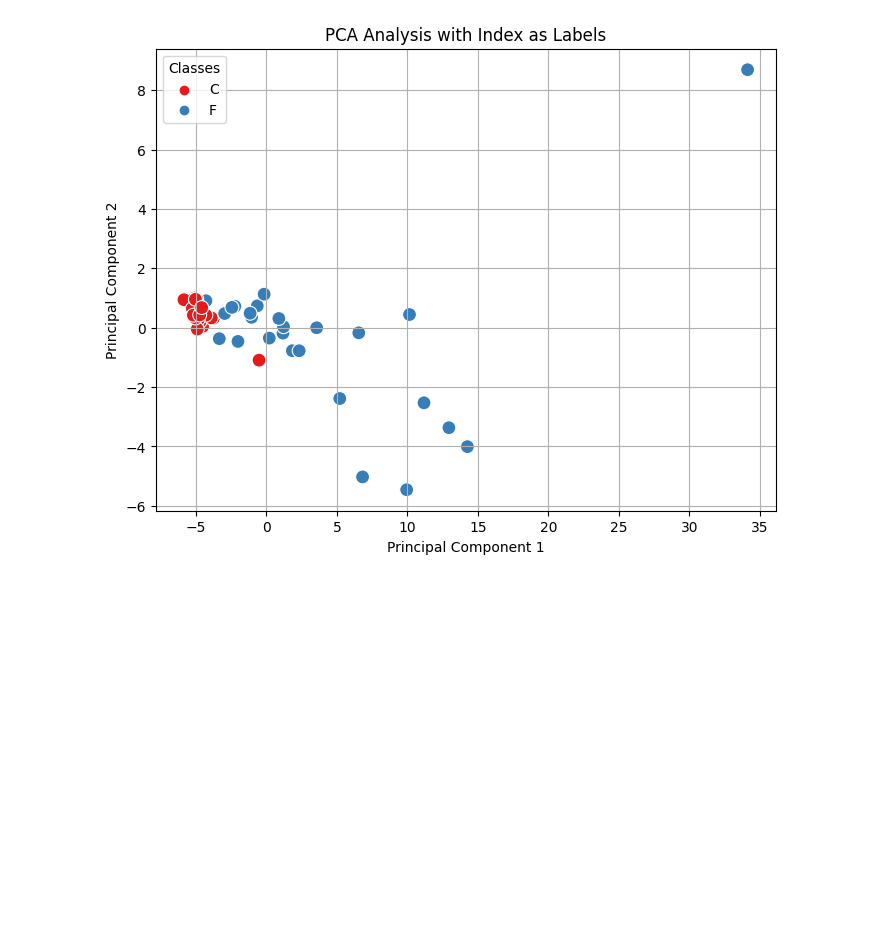
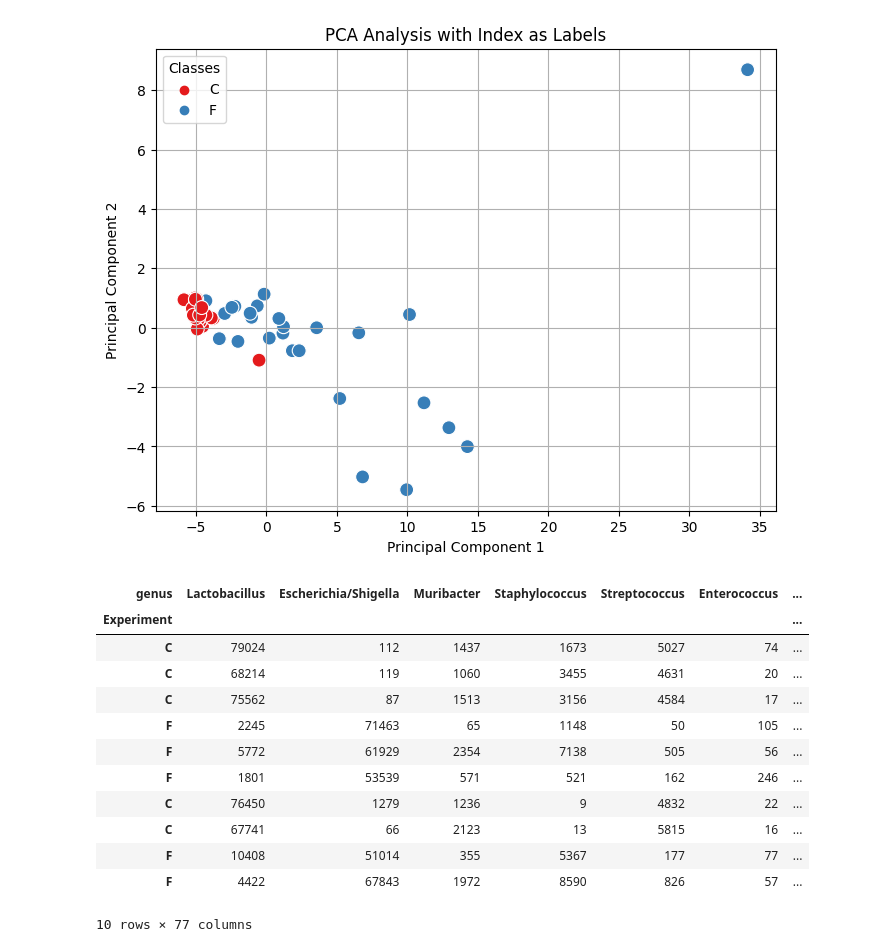
Before and after one commit to xuan13hao/data_analysis, a Jupyter notebook: 16s/analysis.ipynb, the cells around one changed output. Saved outputs shown, nothing was run; the diff lists cells and outputs as text; code cells hidden in the pictures; blank space fills up the shorter version.

```diff
--- a/16s/analysis.ipynb
+++ b/16s/analysis.ipynb
@@ -261,3 +254,19 @@ plt.legend(title='Classes')
 plt.show()
 # %% [output]
 [figure]
+# %%
+origin_data.head(10)
+# %% [output]
+| genus | Lactobacillus | Escherichia/Shigella | Muribacter | Staphylococcus | Streptococcus | Enterococcus | ... |
+| Experiment |  |  |  |  |  |  | ... |
+| C | 79024 | 112 | 1437 | 1673 | 5027 | 74 | ... |
+| C | 68214 | 119 | 1060 | 3455 | 4631 | 20 | ... |
+| C | 75562 | 87 | 1513 | 3156 | 4584 | 17 | ... |
+| F | 2245 | 71463 | 65 | 1148 | 50 | 105 | ... |
+| F | 5772 | 61929 | 2354 | 7138 | 505 | 56 | ... |
+| F | 1801 | 53539 | 571 | 521 | 162 | 246 | ... |
+| C | 76450 | 1279 | 1236 | 9 | 4832 | 22 | ... |
+| C | 67741 | 66 | 2123 | 13 | 5815 | 16 | ... |
+| F | 10408 | 51014 | 355 | 5367 | 177 | 77 | ... |
+| F | 4422 | 67843 | 1972 | 8590 | 826 | 57 | ... |
+10 rows × 77 columns
```
Also changed, not shown: parts of 11 cells of this notebook.
